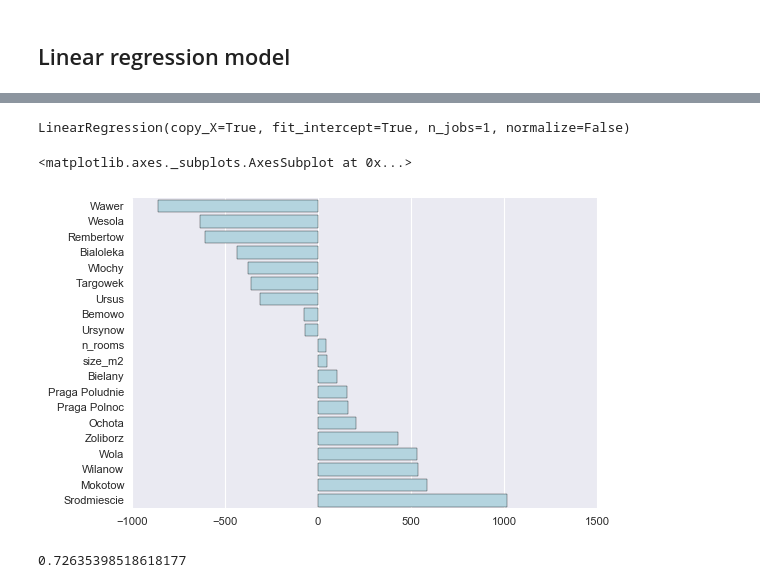
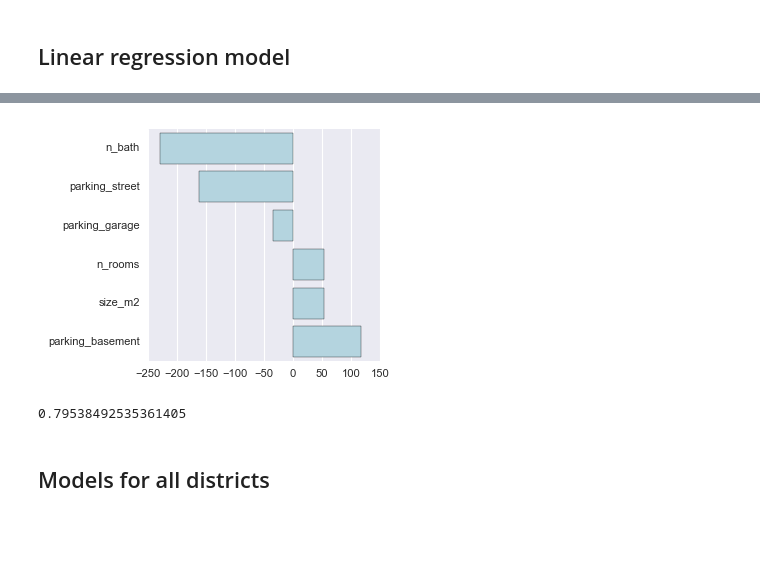
Before and after one commit to dan-was/gumtree, a Jupyter notebook: Gumtree Ads Analysis.ipynb, the cells around one changed output, grey strips where cells are left out. Saved outputs shown, nothing was run; the diff lists cells and outputs as text; code cells hidden in the pictures; blank space fills up the shorter version.

```diff
--- a/Gumtree Ads Analysis.ipynb
+++ b/Gumtree Ads Analysis.ipynb
@@ -79,5 +83,8 @@ plt.show()
 # %%
-cols = ['price','advertiser','n_rooms','location','size_m2']
+values = {'n_bath': 1.0, 'parking': 'no'}
+dataset = dataset.fillna(value=values)
+
+cols = ['price','advertiser','n_rooms','n_bath','location','size_m2','parking']
 dataset = dataset[cols]
 sns.heatmap(dataset.isnull(),cbar=False,yticklabels=False)
 plt.show()
@@ -152,2 +224,6 @@ model_dataset.head()
 # %% [markdown]
 ## Linear regression model
+# %%
+district_data = dataset[dataset['location'] == 'Mokotow']
+# %%
+district_data = district_data[['price','n_rooms','size_m2','parking','n_bath']]
@@ -153,0 +238,5 @@ model_dataset.head()
+# %%
+parking = pd.get_dummies(district_data['parking'],prefix='parking')
+model_dataset = pd.concat([district_data,parking],axis=1)
+model_dataset.drop(['parking','parking_no'],axis=1,inplace=True)
+model_dataset.describe()
@@ -165,5 +260 @@ lm = LinearRegression()
-# %%
-lm.fit(X_train,y_train)
-# %% [output]
-LinearRegression(copy_X=True, fit_intercept=True, n_jobs=1, normalize=False)
 # %%
@@ -173,7 +266,8 @@ coeffs.sort_values(by='Coefficient',inplace=True)
 # %%
+plt.figure(figsize=(3,3))
 sns.barplot(data=coeffs.transpose(),orient='h',color='lightblue')
+plt.show()
 # %% [output]
-<matplotlib.axes._subplots.AxesSubplot at 0x...>
-[figure, old version]
+[figure, new version]
 # %%
 pred = lm.predict(X_test)
@@ -182,4 +274,6 @@ from sklearn.metrics import r2_score
-# %%
-r2_score(y_test,pred)
-# %% [output]
-0.72635398518618177
+# %%
+lm.score(X_test,y_test)
+# %% [output]
+0.79538492535361405
+# %% [markdown]
+## Models for all districts
```
Also changed, not shown: parts of 43 cells of this notebook, 3 other files.
